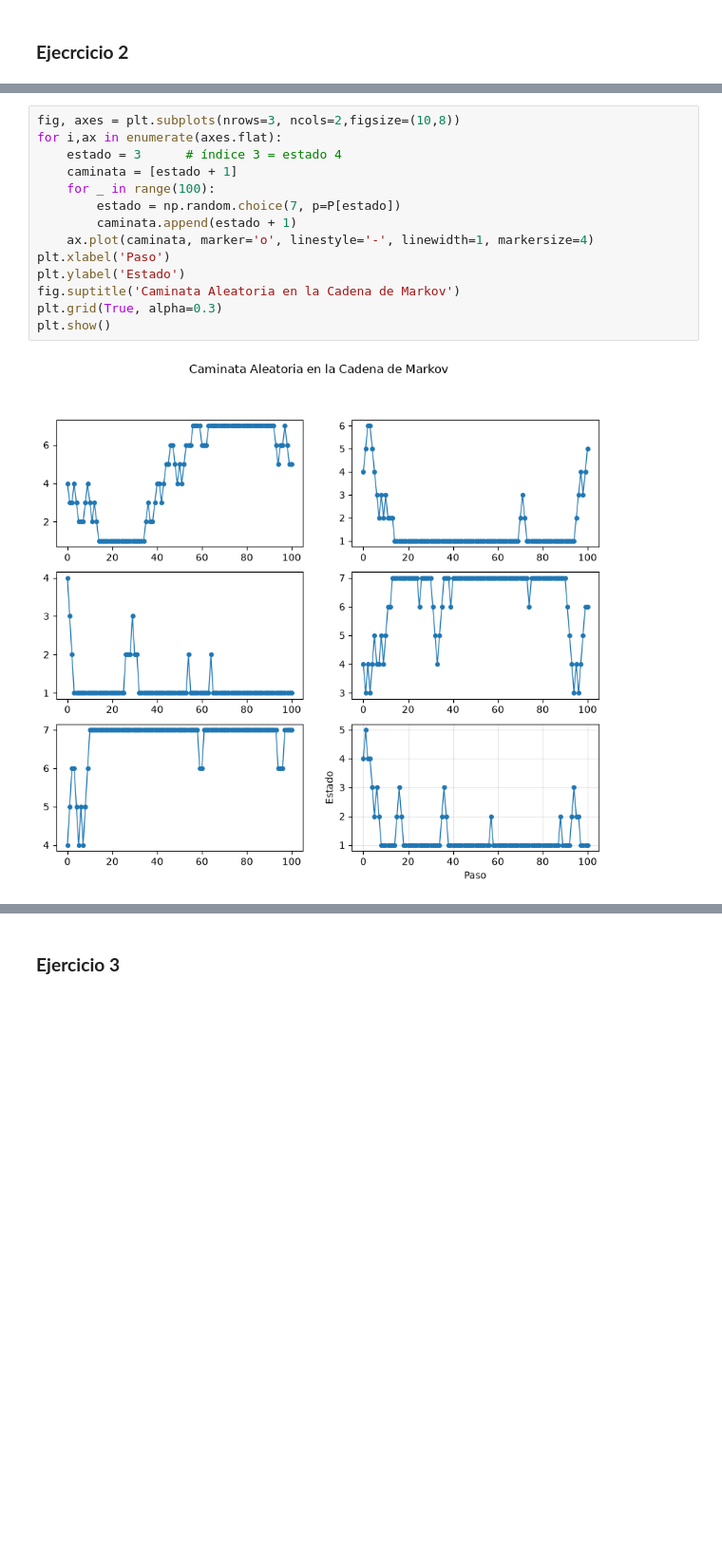
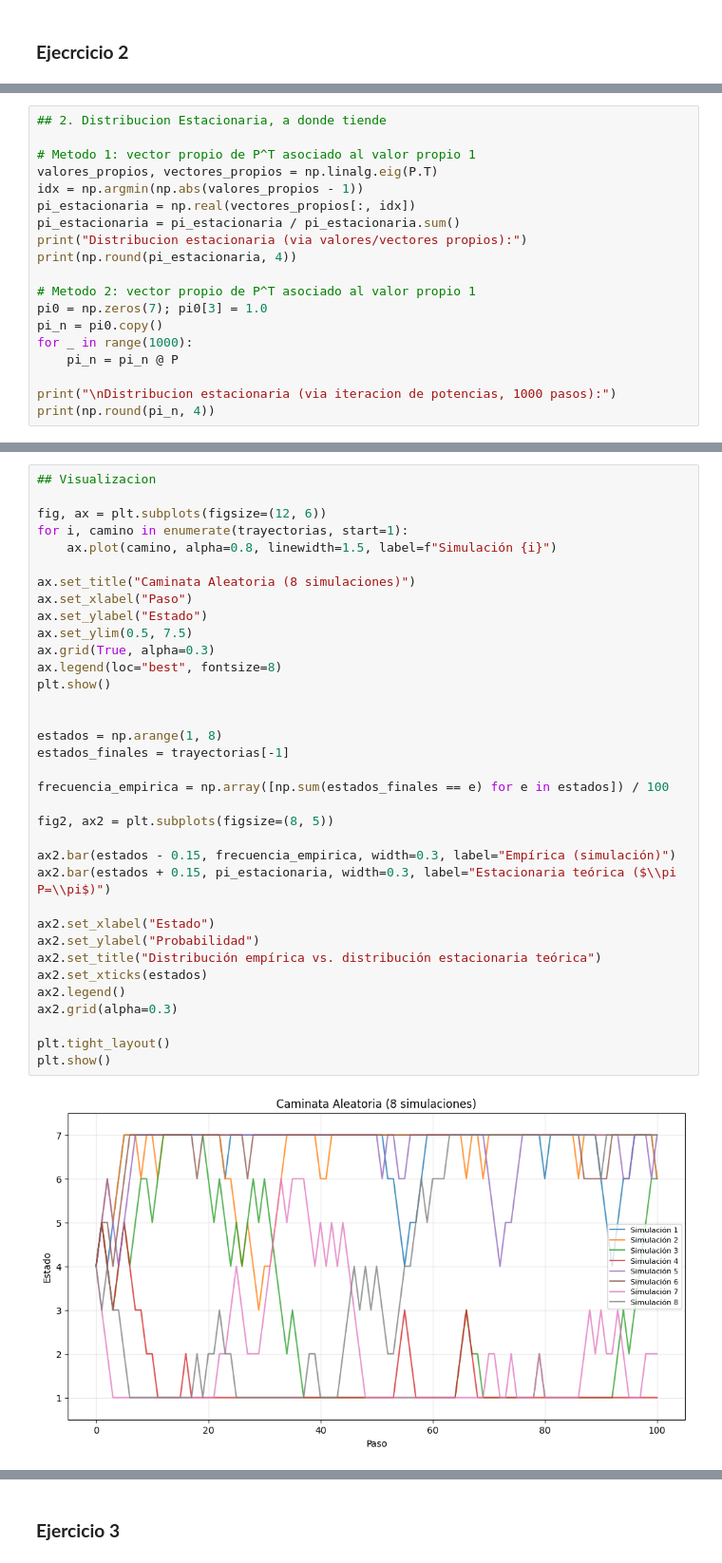
Before and after one commit to nceballosp/Matematicas-Aplicadas, a Jupyter notebook: Examen1/Notebook/Examen1_MatApl_Piñeros_Ceballos.ipynb, the cells around one changed output, grey strips where cells are left out. Shown at 95% size. Saved outputs shown, nothing was run; the diff lists cells and outputs as text; blank space fills up the shorter version.

```diff
--- a/Examen1/Notebook/Examen1_MatApl_Piñeros_Ceballos.ipynb
+++ b/Examen1/Notebook/Examen1_MatApl_Piñeros_Ceballos.ipynb
@@ -105,0 +212,19 @@ P = np.array([
+# %%
+## 2. Distribucion Estacionaria, a donde tiende
+
+# Metodo 1: vector propio de P^T asociado al valor propio 1
+valores_propios, vectores_propios = np.linalg.eig(P.T)
+idx = np.argmin(np.abs(valores_propios - 1))
+pi_estacionaria = np.real(vectores_propios[:, idx])
+pi_estacionaria = pi_estacionaria / pi_estacionaria.sum()
+print("Distribucion estacionaria (via valores/vectores propios):")
+print(np.round(pi_estacionaria, 4))
+
+# Metodo 2: vector propio de P^T asociado al valor propio 1
+pi0 = np.zeros(7); pi0[3] = 1.0
+pi_n = pi0.copy()
+for _ in range(1000):
+    pi_n = pi_n @ P
+
+print("\nDistribucion estacionaria (via iteracion de potencias, 1000 pasos):")
+print(np.round(pi_n, 4))
@@ -106,16 +239,37 @@ P = np.array([
 # %%
-fig, axes = plt.subplots(nrows=3, ncols=2,figsize=(10,8))
-for i,ax in enumerate(axes.flat):
-    estado = 3      # índice 3 = estado 4
-    caminata = [estado + 1]
-    for _ in range(100):
-        estado = np.random.choice(7, p=P[estado])
-        caminata.append(estado + 1)
-    ax.plot(caminata, marker='o', linestyle='-', linewidth=1, markersize=4)
-plt.xlabel('Paso')
-plt.ylabel('Estado')
-fig.suptitle('Caminata Aleatoria en la Cadena de Markov')
-plt.grid(True, alpha=0.3)
+## Visualizacion
+
+fig, ax = plt.subplots(figsize=(12, 6))
+for i, camino in enumerate(trayectorias, start=1):
+    ax.plot(camino, alpha=0.8, linewidth=1.5, label=f"Simulación {i}")
+
+ax.set_title("Caminata Aleatoria (8 simulaciones)")
+ax.set_xlabel("Paso")
+ax.set_ylabel("Estado")
+ax.set_ylim(0.5, 7.5)
+ax.grid(True, alpha=0.3)
+ax.legend(loc="best", fontsize=8)
 plt.show()
+
+
+estados = np.arange(1, 8)
+estados_finales = trayectorias[-1]
+
+frecuencia_empirica = np.array([np.sum(estados_finales == e) for e in estados]) / 100
+
+fig2, ax2 = plt.subplots(figsize=(8, 5))
+
+ax2.bar(estados - 0.15, frecuencia_empirica, width=0.3, label="Empírica (simulación)")
+ax2.bar(estados + 0.15, pi_estacionaria, width=0.3, label="Estacionaria teórica ($\\pi P=\\pi$)")
+
+ax2.set_xlabel("Estado")
+ax2.set_ylabel("Probabilidad")
+ax2.set_title("Distribución empírica vs. distribución estacionaria teórica")
+ax2.set_xticks(estados)
+ax2.legend()
+ax2.grid(alpha=0.3)
+
+plt.tight_layout()
+plt.show()
 # %% [output]
-[figure, old version]
+[figure, new version]
```
Also changed, not shown: parts of 22 cells of this notebook, 3 other files.
